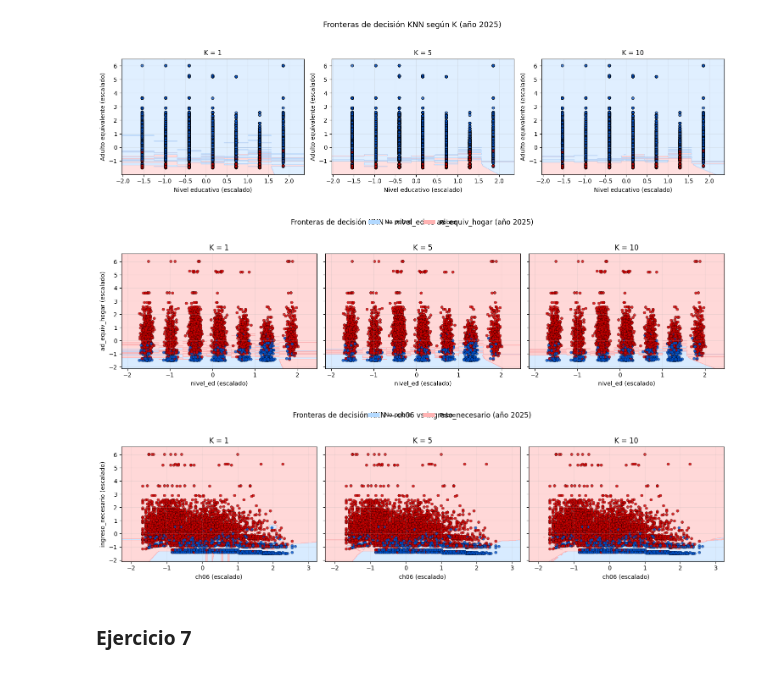
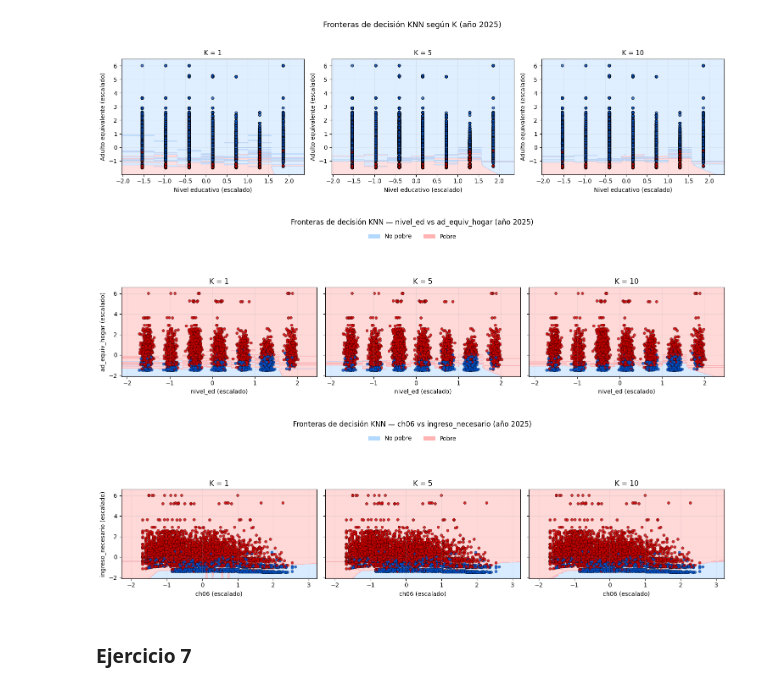
Before and after one commit to caterinawalker/Ciencia-de-Datos, a Jupyter notebook: TP3/codig3.ipynb, the cells around one changed output. Drawn from its saved outputs; the diff is of its cells as text; code cells hidden in the pictures.

```diff
--- a/TP3/codig3.ipynb
+++ b/TP3/codig3.ipynb
@@ -736,57 +737,84 @@ plt.show()
 # %% [output]
 [figure]
 # %%
-#OPCION B
-
 import numpy as np, matplotlib.pyplot as plt
 from matplotlib.colors import ListedColormap
 from matplotlib.patches import Patch
 from sklearn.neighbors import KNeighborsClassifier
 from sklearn.preprocessing import StandardScaler
+import pandas as pd # Necesitamos pandas para generar datos de ejemplo si 'splits' no está disponible
+
+# --- SIMULACIÓN DE DATOS DE EJEMPLO (Se mantiene para que sea ejecutable) ---
+# SI YA TIENES TU VARIABLE 'splits' DEFINIDA, PUEDES OMITIR ESTA SECCIÓN.
+
+
 
 año = 2025
-vars_plot = ["nivel_ed", "ad_equiv_hogar"]  # mismas que venías usando
+vars_plot = ["nivel_ed", "ad_equiv_hogar"]
 df = splits[año]["X_train"][vars_plot].dropna().copy()
 y  = splits[año]["y_train"].loc[df.index].values
 
 scaler = StandardScaler()
 Xz = scaler.fit_transform(df.values)
 
-# jitter suave SOLO para graficar (no para entrenar)
 rng = np.random.default_rng(0)
 Xz_plot = Xz.copy()
-Xz_plot[:,0] += rng.normal(0, 0.06, size=len(Xz_plot))  # jitter en x
+Xz_plot[:,0] += rng.normal(0, 0.06, size=len(Xz_plot))
 
-# grilla
 pad=0.6
 xx, yy = np.meshgrid(
     np.linspace(Xz[:,0].min()-pad, Xz[:,0].max()+pad, 400),
     np.linspace(Xz[:,1].min()-pad, Xz[:,1].max()+pad, 400)
 )
 
 cmap_bg  = ListedColormap(["#b3d9ff","#ffb3b3"])
 cmap_pts = ListedColormap(["#0052cc","#cc0000"])
 
 fig, axes = plt.subplots(1,3,figsize=(15,4),sharex=True,sharey=True)
 for ax, k in zip(axes,[1,5,10]):
     knn = KNeighborsClassifier(n_neighbors=k).fit(Xz, y)
     Z = knn.predict(np.c_[xx.ravel(), yy.ravel()]).reshape(xx.shape)
     ax.contourf(xx, yy, Z, cmap=cmap_bg, alpha=0.5)
     ax.scatter(Xz_plot[:,0], Xz_plot[:,1], c=y, cmap=cmap_pts, s=22, edgecolor="k", lw=0.3, alpha=0.8)
     ax.set_title(f"K = {k}"); ax.grid(alpha=.2)
     ax.set_xlabel(f"{vars_plot[0]} (escalado)")
 axes[0].set_ylabel(f"{vars_plot[1]} (escalado)")
+
+
+# 1. Título principal: Se posiciona en lo más alto (y=1.05 o más)
+# Aumentar 'y' a 1.08 lo mueve más arriba para que la leyenda quepa debajo.
+fig.suptitle(f"Fronteras de decisión KNN — {vars_plot[0]} vs {vars_plot[1]} (año {año})", y=1.08)
+
+
+# 2. Leyenda: Se coloca entre el título principal y los títulos de los subplots.
+# Usamos bbox_to_anchor=(0.5, 1.03) para colocarla debajo del suptitle.
 fig.legend([Patch(facecolor="#b3d9ff"), Patch(facecolor="#ffb3b3")],
-           ["No pobre","Pobre"], loc="upper center", ncol=2, frameon=False)
-fig.suptitle(f"Fronteras de decisión KNN — {vars_plot[0]} vs {vars_plot[1]} (año {año})", y=1.03)
-plt.tight_layout(); plt.show()
+           ["No pobre","Pobre"],
+           loc="upper center",
+           bbox_to_anchor=(0.5, 1.02), # Ajuste: coloca la leyenda en el centro superior, pero más baja que el suptitle.
+           ncol=2,
+           frameon=False)
+
+
+# 3. tight_layout: Se ajusta el espacio para acomodar todo el contenido superior.
+# Reducimos 'rect' a 0.85 para dejar un gran espacio superior.
+plt.tight_layout(rect=[0, 0, 1, 0.85])
+
+plt.show()
 # %% [output]
-[figure, old version]
+[figure, new version]
 # %%
-#OPCION C
+import numpy as np, matplotlib.pyplot as plt
+from matplotlib.colors import ListedColormap
+from matplotlib.patches import Patch
+from sklearn.neighbors import KNeighborsClassifier
+from sklearn.preprocessing import StandardScaler
+import pandas as pd
+# --- FIN DE SIMULACIÓN DE DATOS DE EJEMPLO ---
 
-# reemplazá por 2 variables continuas de tu base
-vars_plot = ["ch06", "ingreso_necesario"]  # ejemplo continuo + continuo
+
+# OPCION C
+vars_plot = ["ch06", "ingreso_necesario"]
 
 df = splits[año]["X_train"][vars_plot].dropna().copy()
 y  = splits[año]["y_train"].loc[df.index].values
@@ -800,8 +828,6 @@ xx, yy = np.meshgrid(
     np.linspace(Xz[:,1].min()-pad, Xz[:,1].max()+pad, 400)
 )
 
-from matplotlib.colors import ListedColormap
-from matplotlib.patches import Patch
 cmap_bg  = ListedColormap(["#b3d9ff","#ffb3b3"])
 cmap_pts = ListedColormap(["#0052cc","#cc0000"])
 
@@ -810,16 +836,31 @@ for ax, k in zip(axes,[1,5,10]):
     knn = KNeighborsClassifier(n_neighbors=k).fit(Xz, y)
     Z = knn.predict(np.c_[xx.ravel(), yy.ravel()]).reshape(xx.shape)
     ax.contourf(xx, yy, Z, cmap=cmap_bg, alpha=0.5)
+    # Nota: Aquí no se usa jitter, se usa Xz directamente, como en tu código original
     ax.scatter(Xz[:,0], Xz[:,1], c=y, cmap=cmap_pts, s=22, edgecolor="k", lw=0.3, alpha=0.8)
     ax.set_title(f"K = {k}"); ax.grid(alpha=.2)
     ax.set_xlabel(f"{vars_plot[0]} (escalado)")
 axes[0].set_ylabel(f"{vars_plot[1]} (escalado)")
+
+# --- AJUSTES PARA EVITAR SOLAPAMIENTO ---
+
+# 1. Título principal: Se posiciona más alto (y=1.08)
+fig.suptitle(f"Fronteras de decisión KNN — {vars_plot[0]} vs {vars_plot[1]} (año {año})", y=1.08)
+
+# 2. Leyenda: Se coloca debajo del suptitle (y=1.02)
 fig.legend([Patch(facecolor="#b3d9ff"), Patch(facecolor="#ffb3b3")],
-           ["No pobre","Pobre"], loc="upper center", ncol=2, frameon=False)
-fig.suptitle(f"Fronteras de decisión KNN — {vars_plot[0]} vs {vars_plot[1]} (año {año})", y=1.03)
-plt.tight_layout(); plt.show()
+           ["No pobre","Pobre"],
+           loc="upper center",
+           bbox_to_anchor=(0.5, 1.02), # El ajuste clave para la posición de la leyenda
+           ncol=2,
+           frameon=False)
+
+# 3. tight_layout: Se reduce el área de los subplots para dejar espacio superior (rect=[0, 0, 1, 0.85])
+plt.tight_layout(rect=[0, 0, 1, 0.85])
+
+plt.show()
 # %% [output]
-[figure, old version]
+[figure, new version]
 # %% [markdown]
 ### Ejercicio 7
 # %%
```
Also changed, not shown: parts of 4 cells of this notebook.
